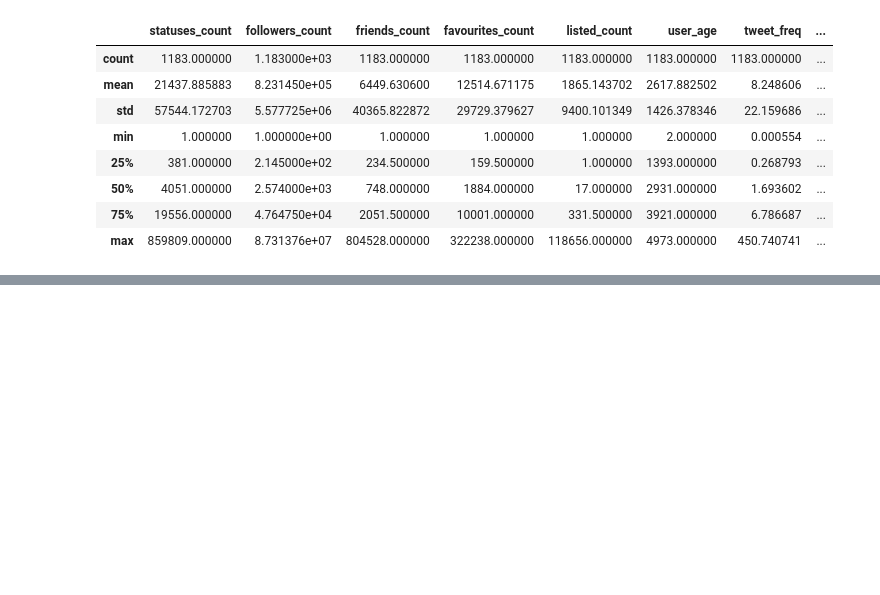
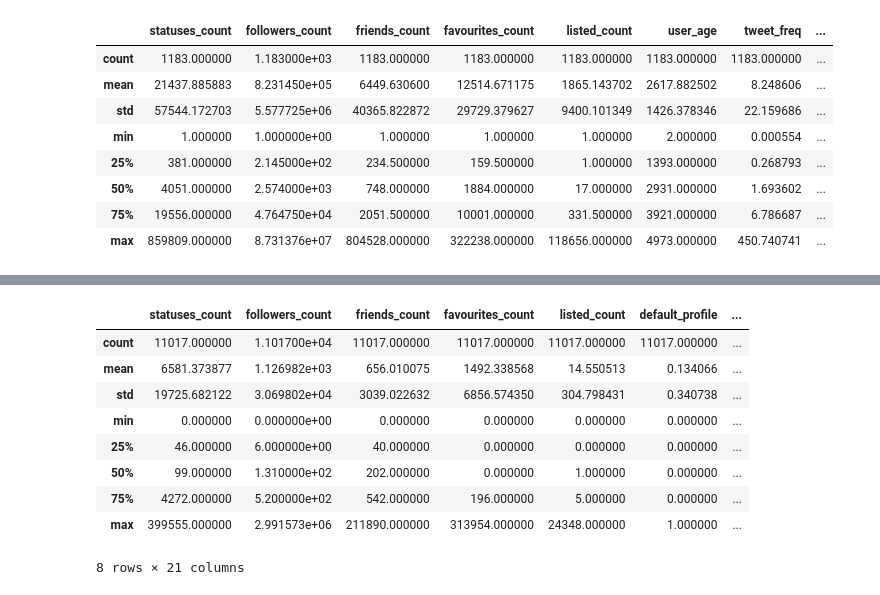
Before and after one commit to Obyka/PI_Bots_President, a Jupyter notebook: PI_model_TwiBot.ipynb, the cells around one changed output, grey strips where cells are left out. Drawn from its saved outputs; the diff is of its cells as text; code cells hidden in the pictures; blank space fills up the shorter version.

```diff
--- a/PI_model_TwiBot.ipynb
+++ b/PI_model_TwiBot.ipynb
@@ -235,0 +303,80 @@ https://twitter.com/UNICEFInnocenti
+# %%
+%matplotlib notebook
+
+import pandas as pd
+import numpy as np
+
+files_genuine = ["../cresci-2017.csv/genuine_accounts.csv/users.csv"]
+files_bots = ["../cresci-2017.csv/traditional_spambots_1.csv/users.csv",
+              "../cresci-2017.csv/traditional_spambots_2.csv/users.csv",
+              "../cresci-2017.csv/traditional_spambots_3.csv/users.csv",
+              "../cresci-2017.csv/traditional_spambots_4.csv/users.csv",
+              "../cresci-2017.csv/social_spambots_1.csv/users.csv",
+              "../cresci-2017.csv/social_spambots_2.csv/users.csv",
+              "../cresci-2017.csv/social_spambots_3.csv/users.csv"]
+
+train_raw_data_genuine = pd.concat((pd.read_csv(f) for f in files_genuine))
+train_raw_data_genuine['label'] = 0
+
+train_raw_data_bots = pd.concat((pd.read_csv(f) for f in files_bots))
+train_raw_data_bots['label'] = 1
+
+train_raw_data = pd.concat((train_raw_data_genuine, train_raw_data_bots))
+train_raw_data = train_raw_data.rename(columns={})
+
+train_profile = train_raw_data
+
+train_profile[["statuses_count","followers_count","friends_count","favourites_count","listed_count"]] = train_profile[["statuses_count","followers_count","friends_count","favourites_count","listed_count"]].apply(pd.to_numeric, errors='coerce', axis=1)
+
+train_profile.set_index('id', inplace=True)
+
+#Douteux
+#train_profile = train_profile.replace([0], 1)
+
+def date_converter(dt):
+    try:
+        return pd.to_datetime(dt)
+    except:
+        return pd.to_datetime("1185440851000", unit="ms", utc=True)
+
+train_profile.created_at = train_profile.created_at.apply(date_converter)
+
+train_labels = train_raw_data["label"].values
+train_dict = {"statuses_count":train_profile.statuses_count,
+                "followers_count":train_profile.followers_count,
+                "friends_count":train_profile.friends_count,
+                "favourites_count":train_profile.favourites_count,
+                "listed_count":train_profile.listed_count,
+                "default_profile":train_profile.default_profile,
+                "profile_use_background_image":train_profile.profile_use_background_image,
+                "verified":train_profile.verified,
+                "user_age":(pd.to_datetime(train_profile.updated, utc=True) - pd.to_datetime(train_profile.created_at)).dt.days,
+                "tweet_freq": np.nan_to_num(train_profile.statuses_count / (probe_date - pd.to_datetime(train_profile.created_at)).dt.days),
+                "followers_growth_rate": np.nan_to_num(train_profile.followers_count / (probe_date - pd.to_datetime(train_profile.created_at)).dt.days),
+                "friends_growth_rate" : np.nan_to_num(train_profile.friends_count / (probe_date - pd.to_datetime(train_profile.created_at)).dt.days),
+                "favourites_growth_rate" : np.nan_to_num(train_profile.favourites_count / (probe_date - pd.to_datetime(train_profile.created_at)).dt.days),
+                "listed_growth_rate" : np.nan_to_num(train_profile.listed_count / (probe_date - pd.to_datetime(train_profile.created_at)).dt.days),
+                "followers_friends_ratio" : np.nan_to_num(train_profile.followers_count / train_profile.friends_count, posinf=0.0),
+                "screen_name_length": train_profile.screen_name.str.len(),
+                "num_digits_in_screen_name": train_profile.screen_name.str.count('\d'),
+                "name_length": train_profile.name.str.len(),
+                "num_digits_in_name": train_profile.name.str.count('\d'),
+                "description_length": train_profile.description.str.len(),
+                 "label":train_labels
+               }
+train_features2 = pd.DataFrame(data=train_dict)
+train_features2 = train_features2.replace({'True ': True, 'False ': False})
+train_features2 = train_features2.fillna(0)
+
+train_features2.describe()
+# %% [output]
+|  | statuses_count | followers_count | friends_count | favourites_count | listed_count | default_profile | ... |
+| count | 11017.000000 | 1.101700e+04 | 11017.000000 | 11017.000000 | 11017.000000 | 11017.000000 | ... |
+| mean | 6581.373877 | 1.126982e+03 | 656.010075 | 1492.338568 | 14.550513 | 0.134066 | ... |
+| std | 19725.682122 | 3.069802e+04 | 3039.022632 | 6856.574350 | 304.798431 | 0.340738 | ... |
+| min | 0.000000 | 0.000000e+00 | 0.000000 | 0.000000 | 0.000000 | 0.000000 | ... |
+| 25% | 46.000000 | 6.000000e+00 | 40.000000 | 0.000000 | 0.000000 | 0.000000 | ... |
+| 50% | 99.000000 | 1.310000e+02 | 202.000000 | 0.000000 | 1.000000 | 0.000000 | ... |
+| 75% | 4272.000000 | 5.200000e+02 | 542.000000 | 196.000000 | 5.000000 | 0.000000 | ... |
+| max | 399555.000000 | 2.991573e+06 | 211890.000000 | 313954.000000 | 24348.000000 | 1.000000 | ... |
+8 rows × 21 columns
```
Also changed, not shown: parts of 22 cells of this notebook.
